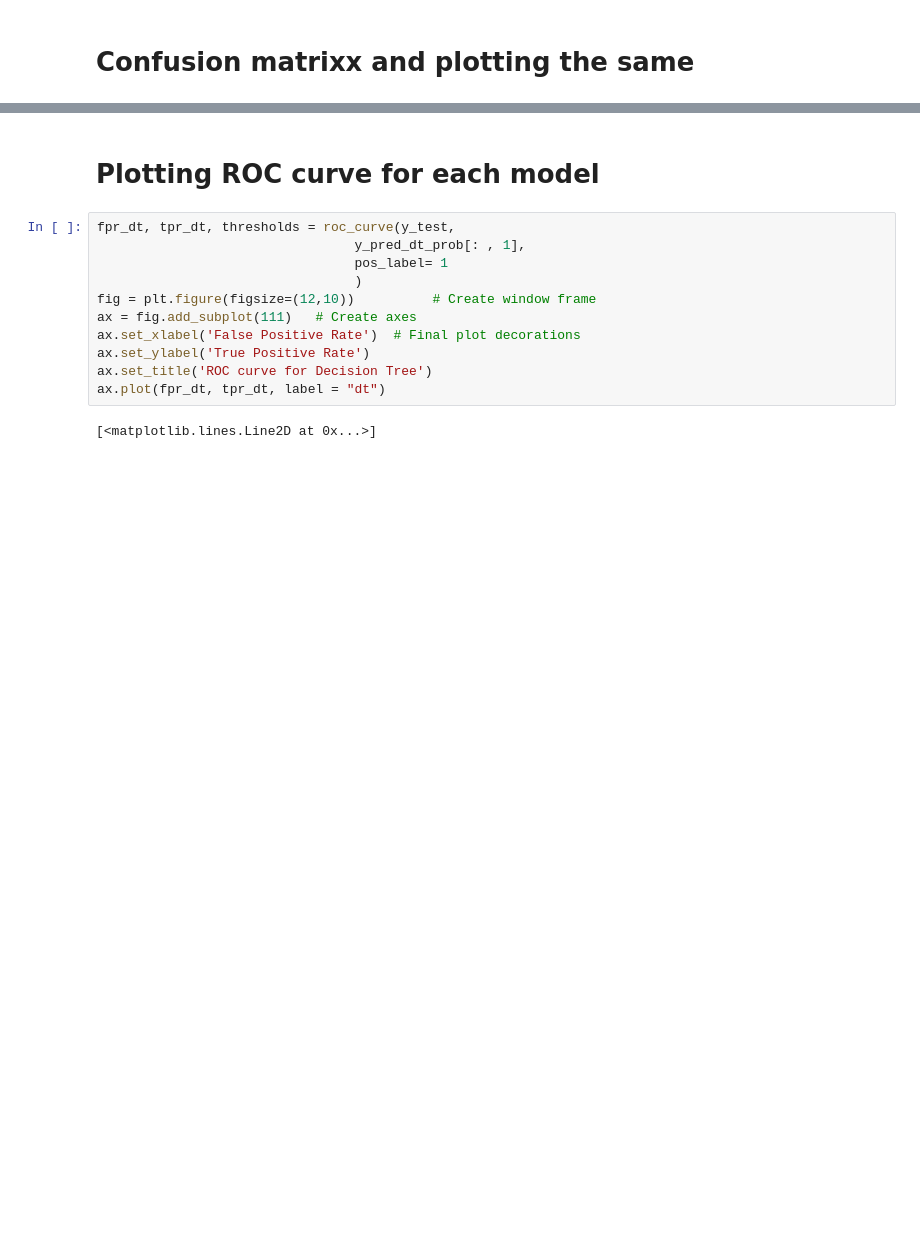
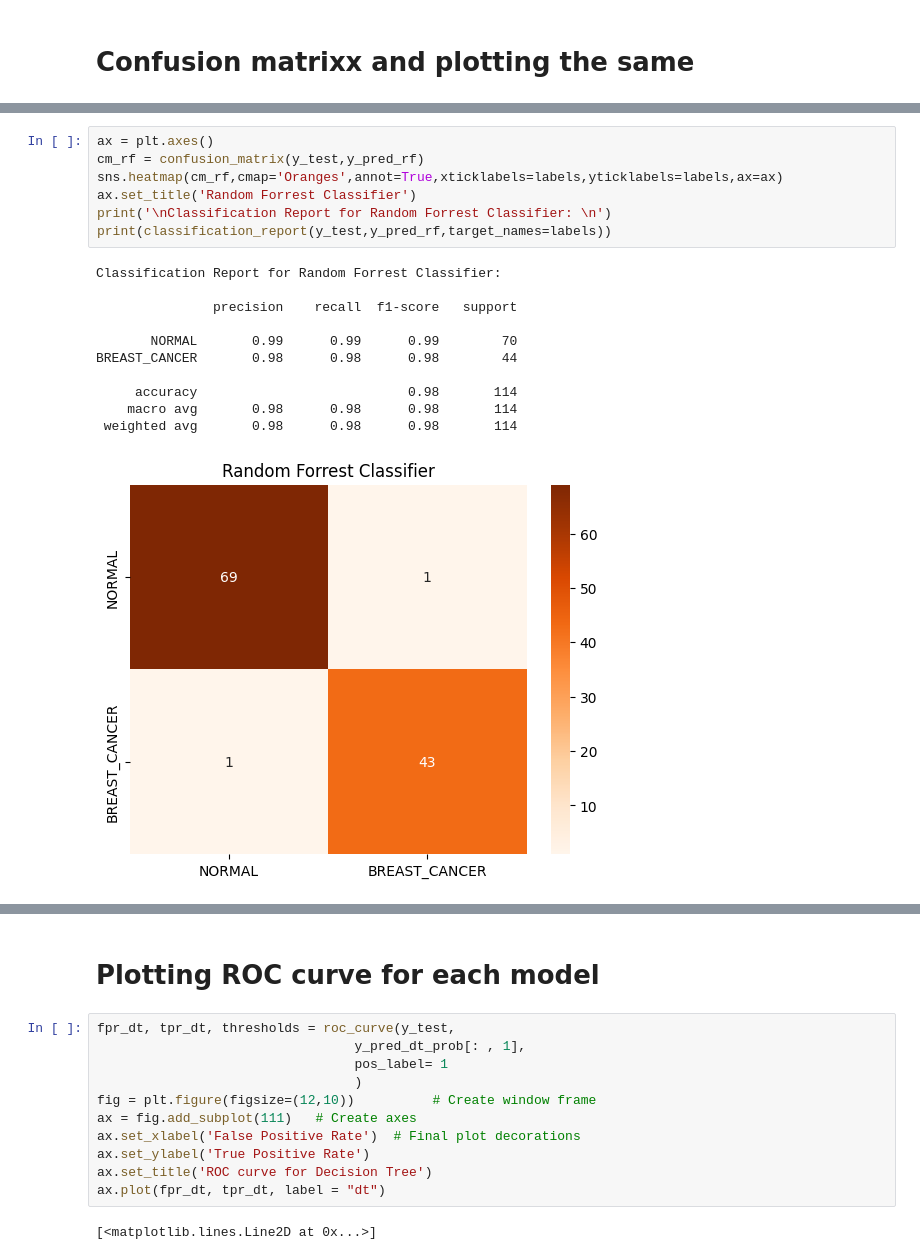
Before and after one commit to uttara-tech/ML-DL_Projects, a Jupyter notebook: breast-cancer-prediction.ipynb, the cells around one changed output, grey strips where cells are left out. Saved outputs shown, nothing was run; the diff lists cells and outputs as text; blank space fills up the shorter version.

```diff
--- a/breast-cancer-prediction.ipynb
+++ b/breast-cancer-prediction.ipynb
@@ -448,0 +364,19 @@ int(tn),int(fp),int(fn),int(tp)
+# %%
+ax = plt.axes()
+cm_rf = confusion_matrix(y_test,y_pred_rf)
+sns.heatmap(cm_rf,cmap='Oranges',annot=True,xticklabels=labels,yticklabels=labels,ax=ax)
+ax.set_title('Random Forrest Classifier')
+print('\nClassification Report for Random Forrest Classifier: \n')
+print(classification_report(y_test,y_pred_rf,target_names=labels))
+# %% [output]
+Classification Report for Random Forrest Classifier:
+
+               precision    recall  f1-score   support
+
+       NORMAL       0.99      0.99      0.99        70
+BREAST_CANCER       0.98      0.98      0.98        44
+
+     accuracy                           0.98       114
+    macro avg       0.98      0.98      0.98       114
+ weighted avg       0.98      0.98      0.98       114
+[figure, added]
```
Also changed, not shown: parts of 71 cells of this notebook.
